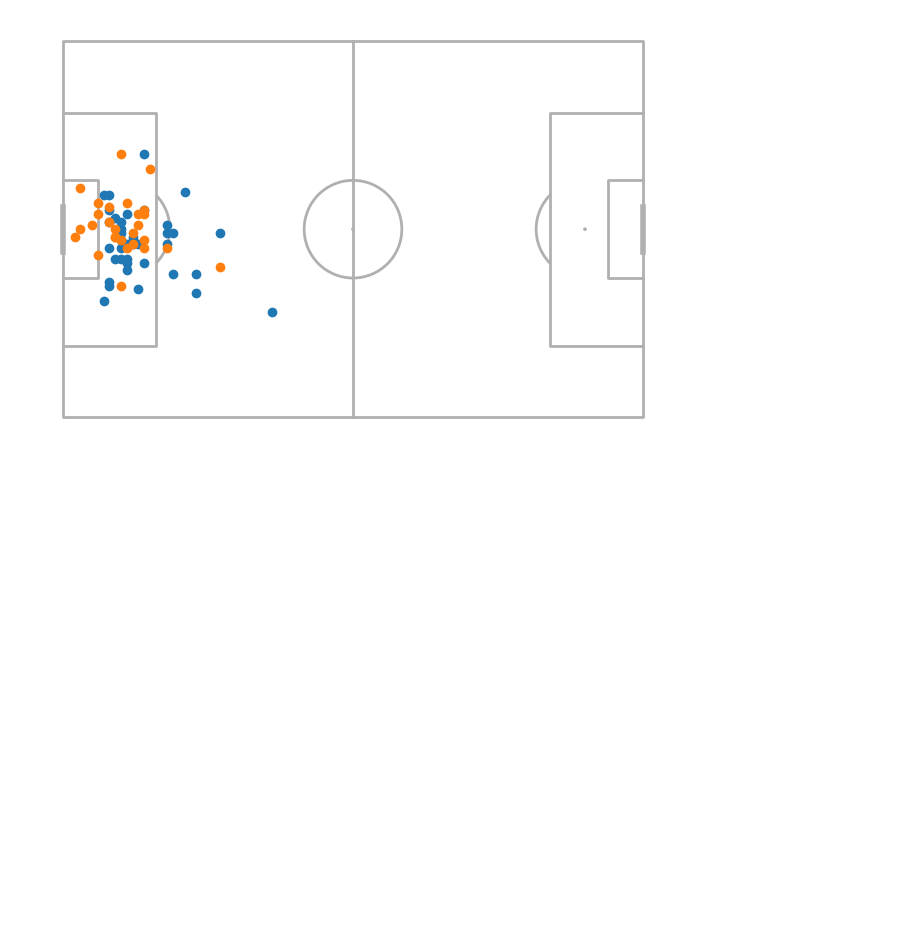
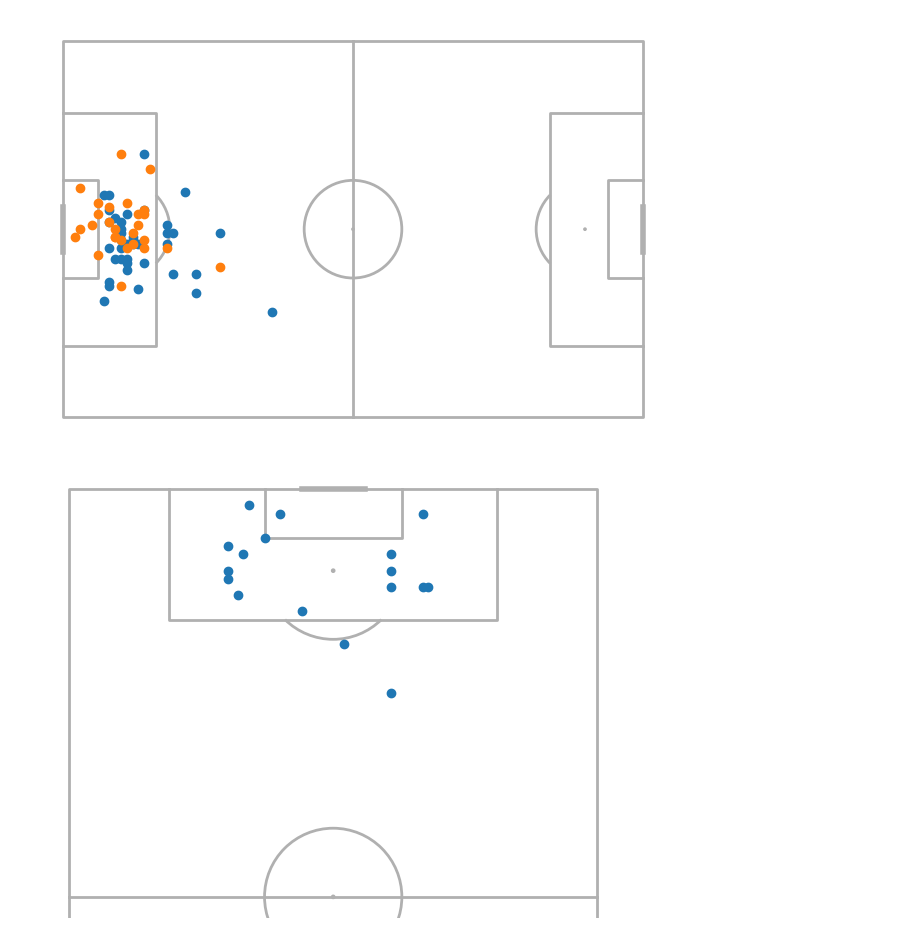
Before and after one commit to MarijnSt/intro-to-match-analysis, a Jupyter notebook: analysis.ipynb, the cells around one changed output. Saved outputs shown, nothing was run; the diff lists cells and outputs as text; code cells hidden in the pictures; blank space fills up the shorter version.

Commit message:
shots op halve verticale map

```diff
--- a/analysis.ipynb
+++ b/analysis.ipynb
@@ -152,3 +152,13 @@ pitch.scatter(ederson_passes['originX'], ederson_passes['originY'], ax=ax)
 plt.show()
 # %% [output]
 [figure]
+# %%
+# SHOTS OP VERTICAAL VELD
+pitch = VerticalPitch(pitch_type='wyscout', half=True)
+fig, ax = pitch.draw()
+
+pitch.scatter(shots_df['originX'], shots_df['originY'], ax=ax)
+
+plt.show()
+# %% [output]
+[figure, added]
```
